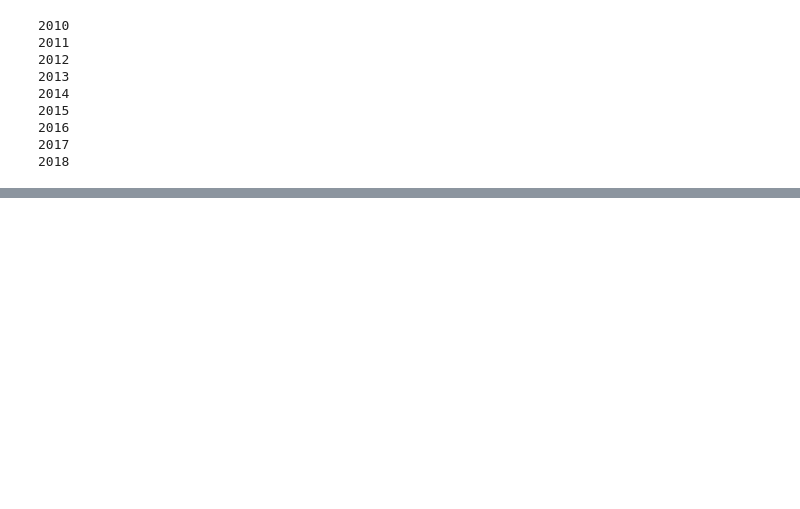
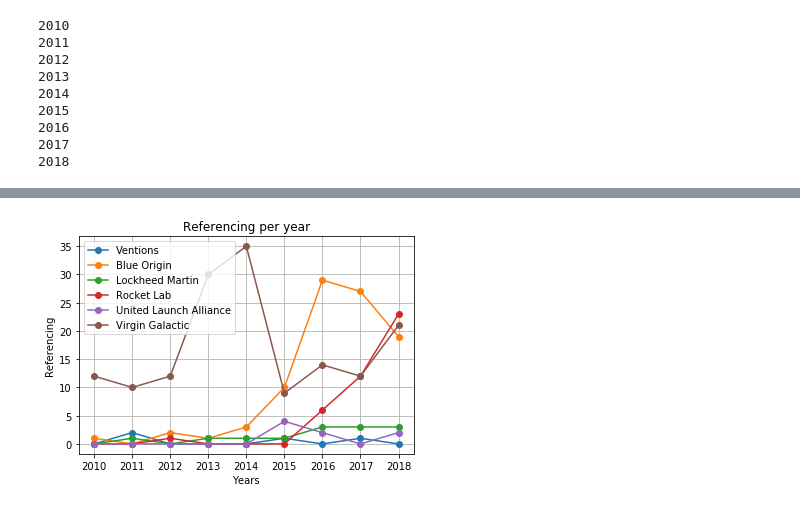
Before and after one commit to CyrilMoulin/US02_Python_Project, a Jupyter notebook: A2 - Data_space.ipynb, the cells around one changed output, grey strips where cells are left out. Cells and saved outputs as stored; diff of their text form; code cells hidden in the pictures; blank space fills up the shorter version.

```diff
--- a/A2 - Data_space.ipynb
+++ b/A2 - Data_space.ipynb
@@ -168,0 +184,15 @@ plt.close()
+# %%
+x = [2010, 2011, 2012, 2013, 2014, 2015, 2016, 2017, 2018]
+
+for company in counterlist2.keys():
+    y = counterlist2[company]['value']
+    plt.plot(x, y, marker='o', label=company)
+
+plt.xlabel('Years')
+plt.ylabel('Referencing')
+plt.title('Referencing per year')
+plt.grid(True)
+plt.legend()
+plt.show()
+# %% [output]
+[figure, added]
```
Also changed, not shown: parts of 23 cells of this notebook, 7 other files.
